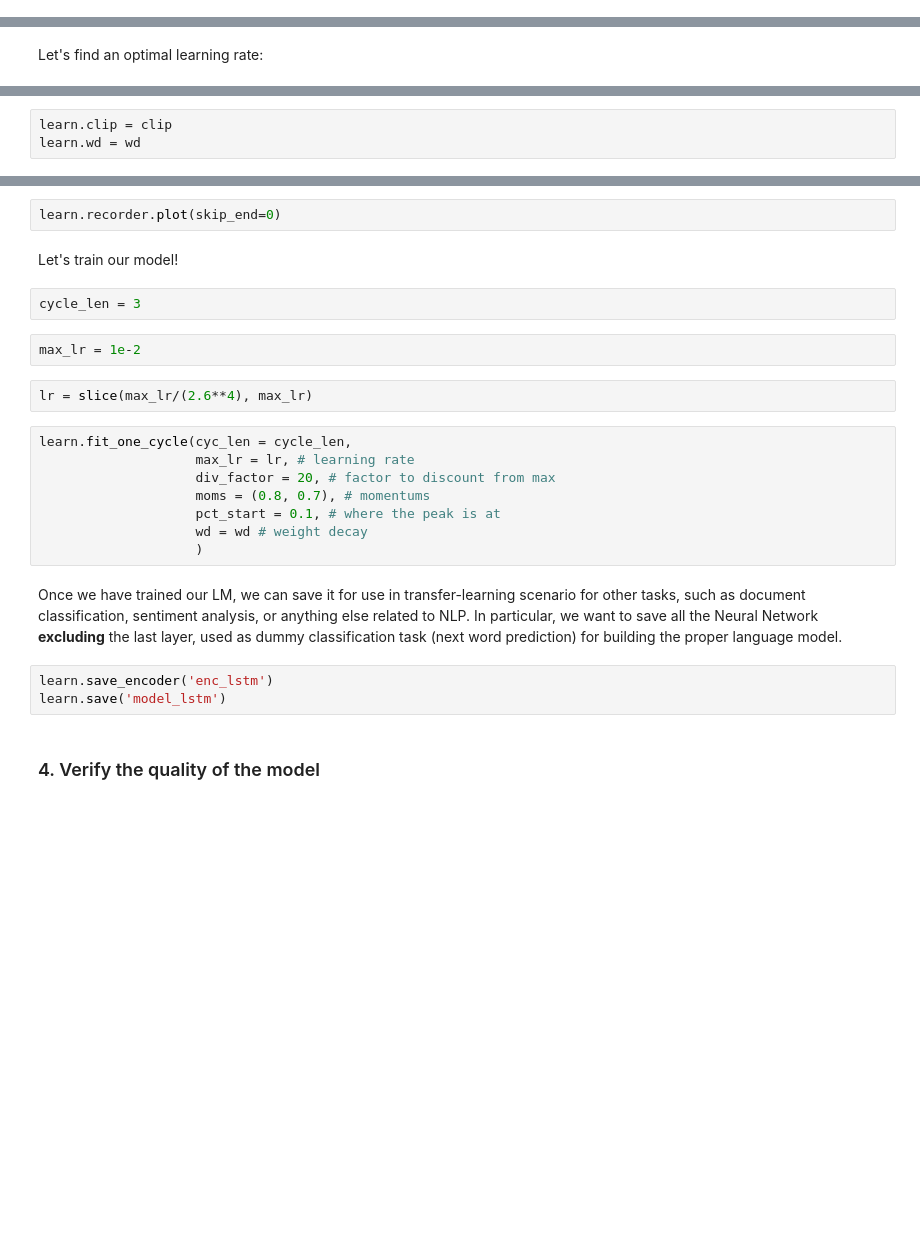
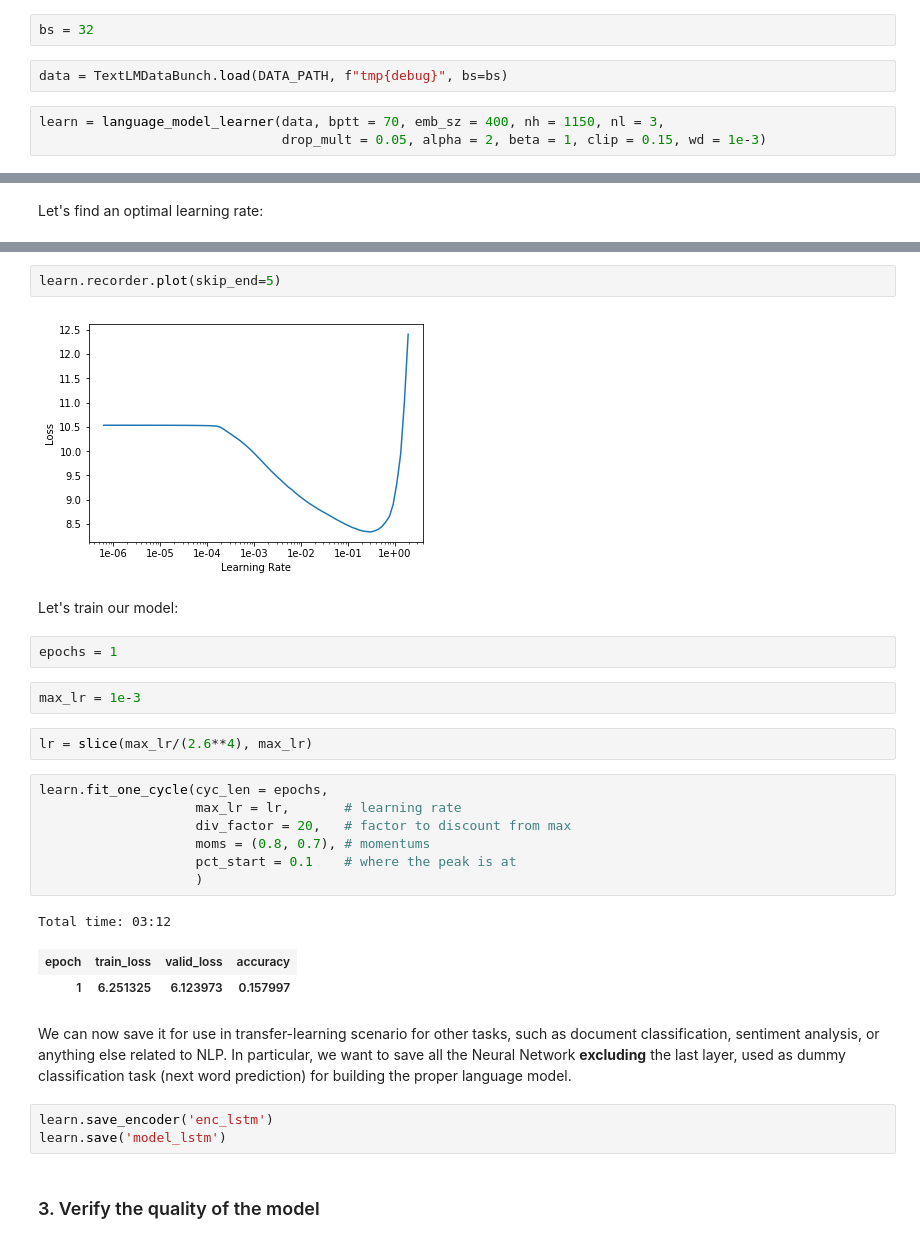
Before and after one commit to gianni-rg/ps-fastai-nlp, a Jupyter notebook: module-7/nbs/Train a language model from scratch.ipynb, the cells around one changed output, grey strips where cells are left out. Cells and saved outputs as stored; diff of their text form; blank space fills up the shorter version.

```diff
--- a/module-7/nbs/Train a language model from scratch.ipynb
+++ b/module-7/nbs/Train a language model from scratch.ipynb
@@ -202,3 +87,10 @@ learn.metrics = [accuracy]
+# %%
+bs = 32
+# %%
+data = TextLMDataBunch.load(DATA_PATH, f"tmp{debug}", bs=bs)
+# %%
+learn = language_model_learner(data, bptt = 70, emb_sz = 400, nh = 1150, nl = 3,
+                               drop_mult = 0.05, alpha = 2, beta = 1, clip = 0.15, wd = 1e-3)
 # %%
 learn.opt_func = partial(optim.Adam, betas=(0.8, 0.99))
 # %% [markdown]
@@ -211,5 +98,2 @@ cycle_len = 12
-# %%
-learn.clip = clip
-learn.wd = wd
 # %%
 learn.lr_find()
@@ -216,25 +103,30 @@ learn.lr_find()
 # %%
-learn.recorder.plot(skip_end=0)
+learn.recorder.plot(skip_end=5)
+# %% [output]
+[figure, added]
 # %% [markdown]
-Let's train our model!
+Let's train our model:
-# %%
-cycle_len = 3
+# %%
+epochs = 1
 # %%
-max_lr = 1e-2
+max_lr = 1e-3
 # %%
 lr = slice(max_lr/(2.6**4), max_lr)
 # %%
-learn.fit_one_cycle(cyc_len = cycle_len,
-                    max_lr = lr, # learning rate
-                    div_factor = 20, # factor to discount from max
+learn.fit_one_cycle(cyc_len = epochs,
+                    max_lr = lr,       # learning rate
+                    div_factor = 20,   # factor to discount from max
                     moms = (0.8, 0.7), # momentums
-                    pct_start = 0.1, # where the peak is at
-                    wd = wd # weight decay
+                    pct_start = 0.1    # where the peak is at
                     )
+# %% [output]
+Total time: 03:12
+| epoch | train_loss | valid_loss | accuracy |
+| 1 | 6.251325 | 6.123973 | 0.157997 |
 # %% [markdown]
-Once we have trained our LM, we can save it for use in transfer-learning scenario for other tasks, such as document classification, sentiment analysis, or anything else related to NLP. In particular, we want to save all the Neural Network **excluding** the last layer, used as dummy classification task (next word prediction) for building the proper language model.
+We can now save it for use in transfer-learning scenario for other tasks, such as document classification, sentiment analysis, or anything else related to NLP. In particular, we want to save all the Neural Network **excluding** the last layer, used as dummy classification task (next word prediction) for building the proper language model.
 # %%
 learn.save_encoder('enc_lstm')
 learn.save('model_lstm')
 # %% [markdown]
-### 4. Verify the quality of the model
+### 3. Verify the quality of the model
```
Also changed, not shown: parts of 59 cells of this notebook, 19 other files.
